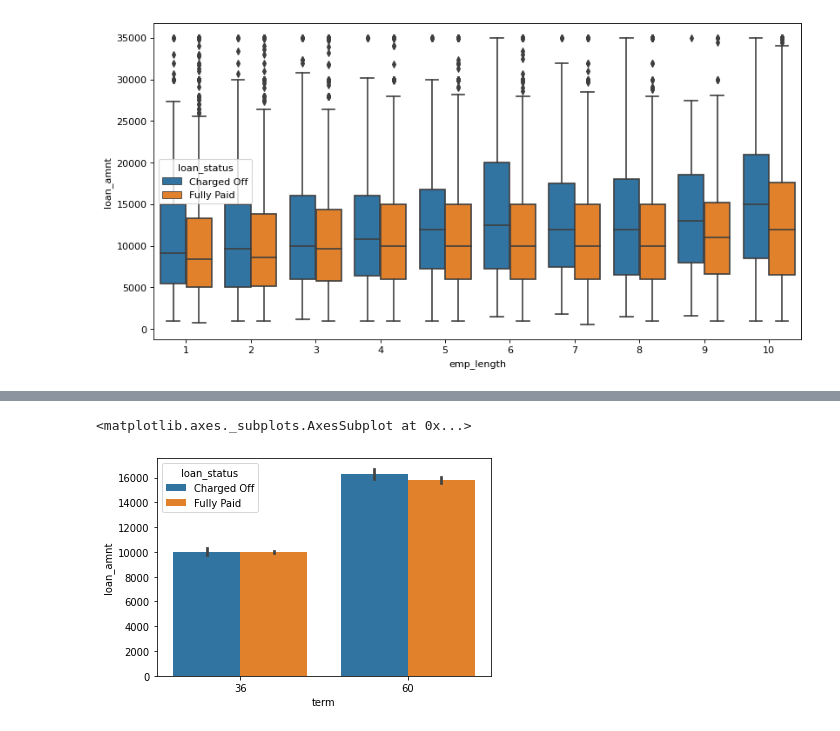
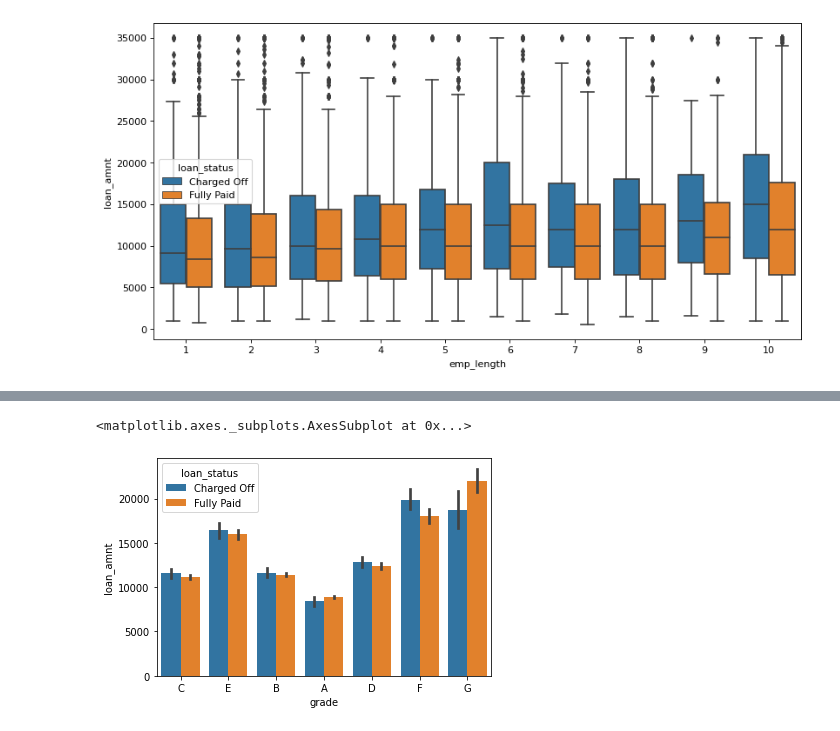
Before and after one commit to hargurjeet/Lending-Club-CaseStudy, a Jupyter notebook: Lending_Club_Case_Study.ipynb, the cells around one changed output, grey strips where cells are left out. Drawn from its saved outputs; the diff is of its cells as text; code cells hidden in the pictures.

```diff
--- a/Lending_Club_Case_Study.ipynb
+++ b/Lending_Club_Case_Study.ipynb
@@ -710,5 +708,5 @@ WARNING:matplotlib.legend:No handles with labels found to put in legend.
 # %%
-sns.barplot(x=df4.term, y=df4.loan_amnt, hue=df4.loan_status)
+sns.barplot(x=df4.grade, y=df4.loan_amnt, hue=df4.loan_status)
 # %% [output]
 <matplotlib.axes._subplots.AxesSubplot at 0x...>
-[figure, old version]
+[figure, new version]
```
Also changed, not shown: parts of 18 cells of this notebook.
